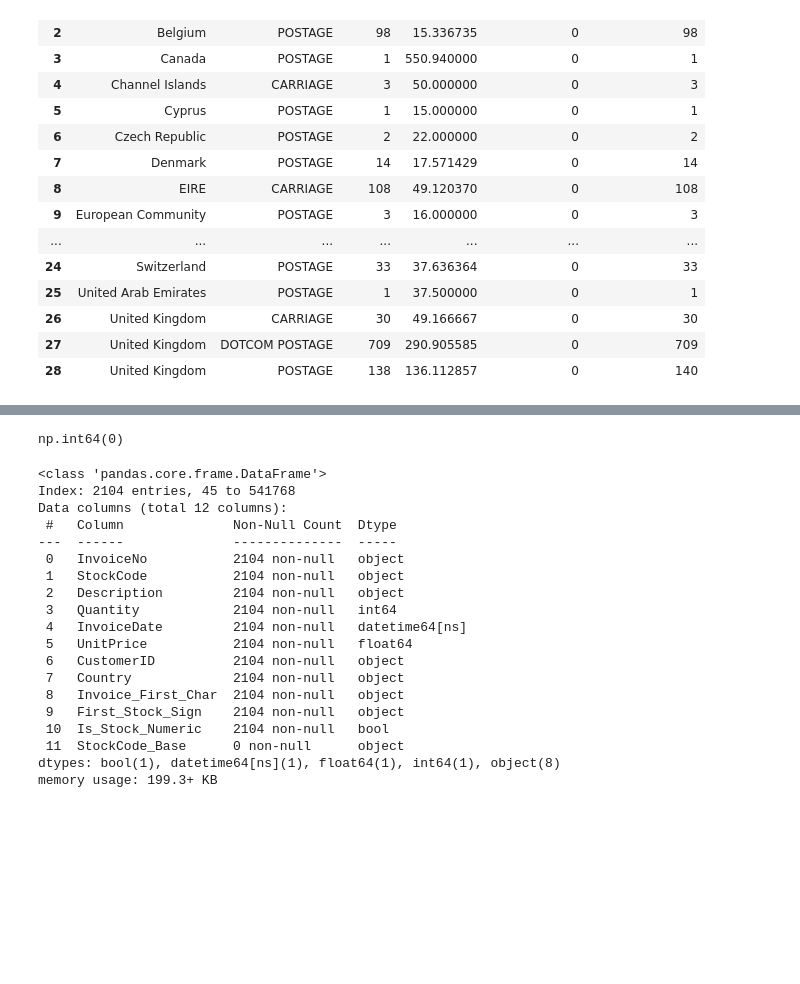
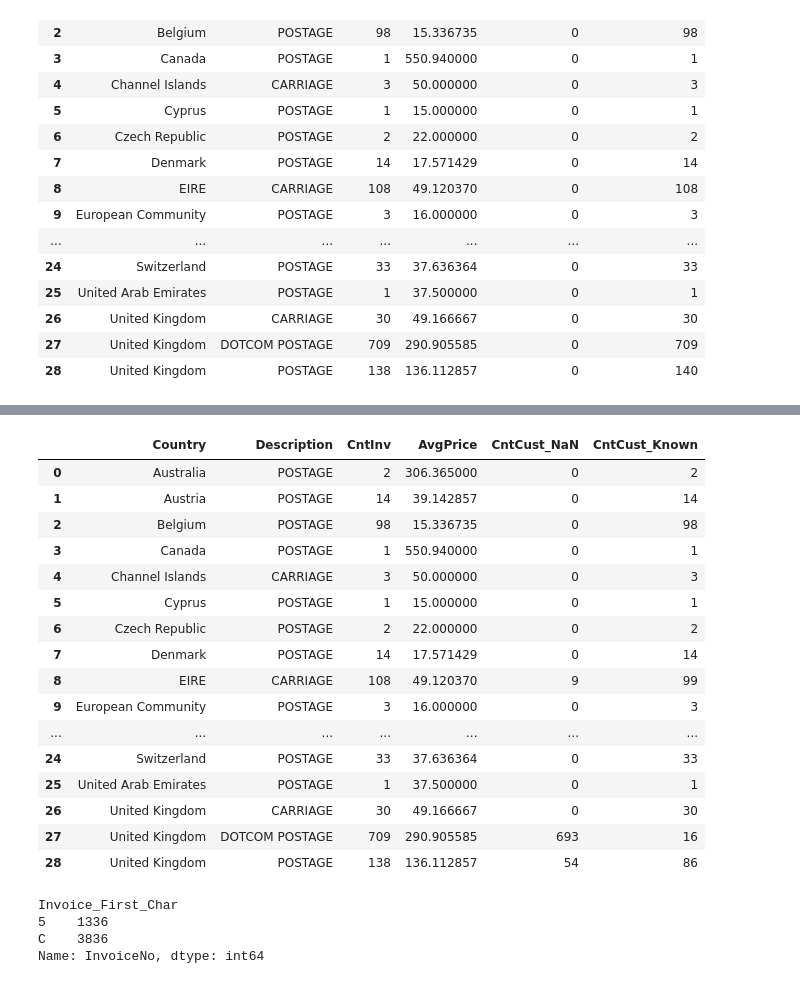
Before and after one commit to paulinaromanczuk/BD_AWDP_S1, a Jupyter notebook: online_retail_EDA.ipynb, the cells around one changed output, grey strips where cells are left out. Cells and saved outputs as stored; diff of their text form; code cells hidden in the pictures; blank space fills up the shorter version.

```diff
--- a/online_retail_EDA.ipynb
+++ b/online_retail_EDA.ipynb
@@ -501,27 +501,27 @@ df.query('Description == "DOTCOM POSTAGE" or Description == "POSTAGE" or Descrip
 # %%
-df_postage = df.query('Description in ["DOTCOM POSTAGE","POSTAGE","CARRIAGE"]')
-df_postage['CustomerID'].isna().sum()
+agg_postage = df.query('Description in ["DOTCOM POSTAGE", "POSTAGE", "CARRIAGE"]').groupby(['Country', 'Description']).agg(
+    CntInv = ('InvoiceNo', 'nunique'),
+    AvgPrice = ('UnitPrice', 'mean'),
+    CntCust_NaN = ('CustomerID', lambda x: x.isnull().sum()),
+    CntCust_Known = ('CustomerID', lambda x: x.notna().sum())
+).reset_index()
-# %% [output]
-np.int64(0)
 # %%
-df_test.info()
+agg_postage
 # %% [output]
-<class 'pandas.core.frame.DataFrame'>
-Index: 2104 entries, 45 to 541768
-Data columns (total 12 columns):
- #   Column              Non-Null Count  Dtype
----  ------              --------------  -----
- 0   InvoiceNo           2104 non-null   object
- 1   StockCode           2104 non-null   object
- 2   Description         2104 non-null   object
- 3   Quantity            2104 non-null   int64
- 4   InvoiceDate         2104 non-null   datetime64[ns]
- 5   UnitPrice           2104 non-null   float64
- 6   CustomerID          2104 non-null   object
- 7   Country             2104 non-null   object
- 8   Invoice_First_Char  2104 non-null   object
- 9   First_Stock_Sign    2104 non-null   object
- 10  Is_Stock_Numeric    2104 non-null   bool
- 11  StockCode_Base      0 non-null      object
-dtypes: bool(1), datetime64[ns](1), float64(1), int64(1), object(8)
-memory usage: 199.3+ KB
+|  | Country | Description | CntInv | AvgPrice | CntCust_NaN | CntCust_Known |
+| 0 | Australia | POSTAGE | 2 | 306.365000 | 0 | 2 |
+| 1 | Austria | POSTAGE | 14 | 39.142857 | 0 | 14 |
+| 2 | Belgium | POSTAGE | 98 | 15.336735 | 0 | 98 |
+| 3 | Canada | POSTAGE | 1 | 550.940000 | 0 | 1 |
+| 4 | Channel Islands | CARRIAGE | 3 | 50.000000 | 0 | 3 |
+| 5 | Cyprus | POSTAGE | 1 | 15.000000 | 0 | 1 |
+| 6 | Czech Republic | POSTAGE | 2 | 22.000000 | 0 | 2 |
+| 7 | Denmark | POSTAGE | 14 | 17.571429 | 0 | 14 |
+| 8 | EIRE | CARRIAGE | 108 | 49.120370 | 9 | 99 |
+| 9 | European Community | POSTAGE | 3 | 16.000000 | 0 | 3 |
+| ... | ... | ... | ... | ... | ... | ... |
+| 24 | Switzerland | POSTAGE | 33 | 37.636364 | 0 | 33 |
+| 25 | United Arab Emirates | POSTAGE | 1 | 37.500000 | 0 | 1 |
+| 26 | United Kingdom | CARRIAGE | 30 | 49.166667 | 0 | 30 |
+| 27 | United Kingdom | DOTCOM POSTAGE | 709 | 290.905585 | 693 | 16 |
+| 28 | United Kingdom | POSTAGE | 138 | 136.112857 | 54 | 86 |
@@ -527,0 +532,7 @@ memory usage: 199.3+ KB
+# %%
+df.query("Quantity < 0").groupby('Invoice_First_Char')['InvoiceNo'].nunique()
+# %% [output]
+Invoice_First_Char
+5    1336
+C    3836
+Name: InvoiceNo, dtype: int64
```
Also changed, not shown: parts of 7 cells of this notebook.
